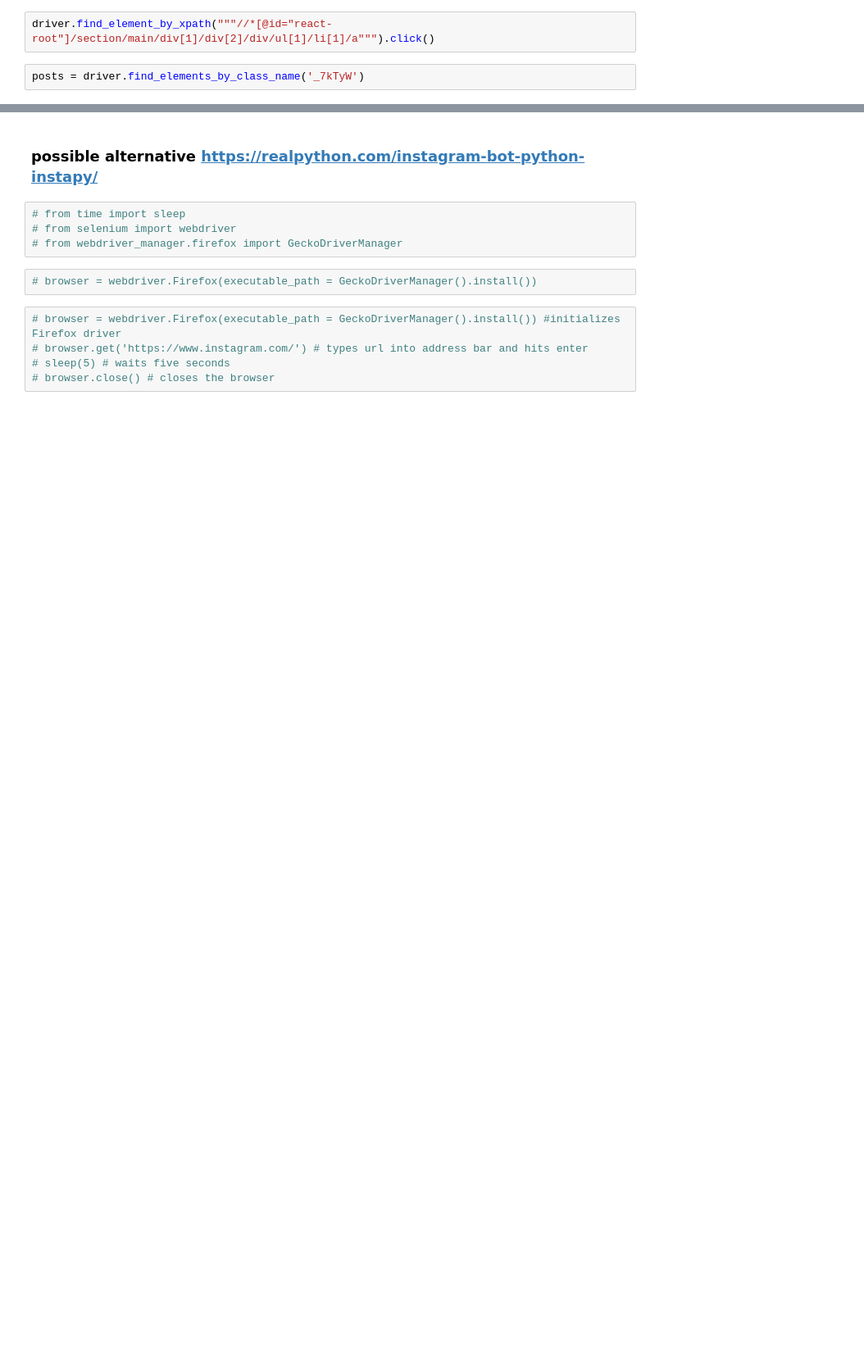
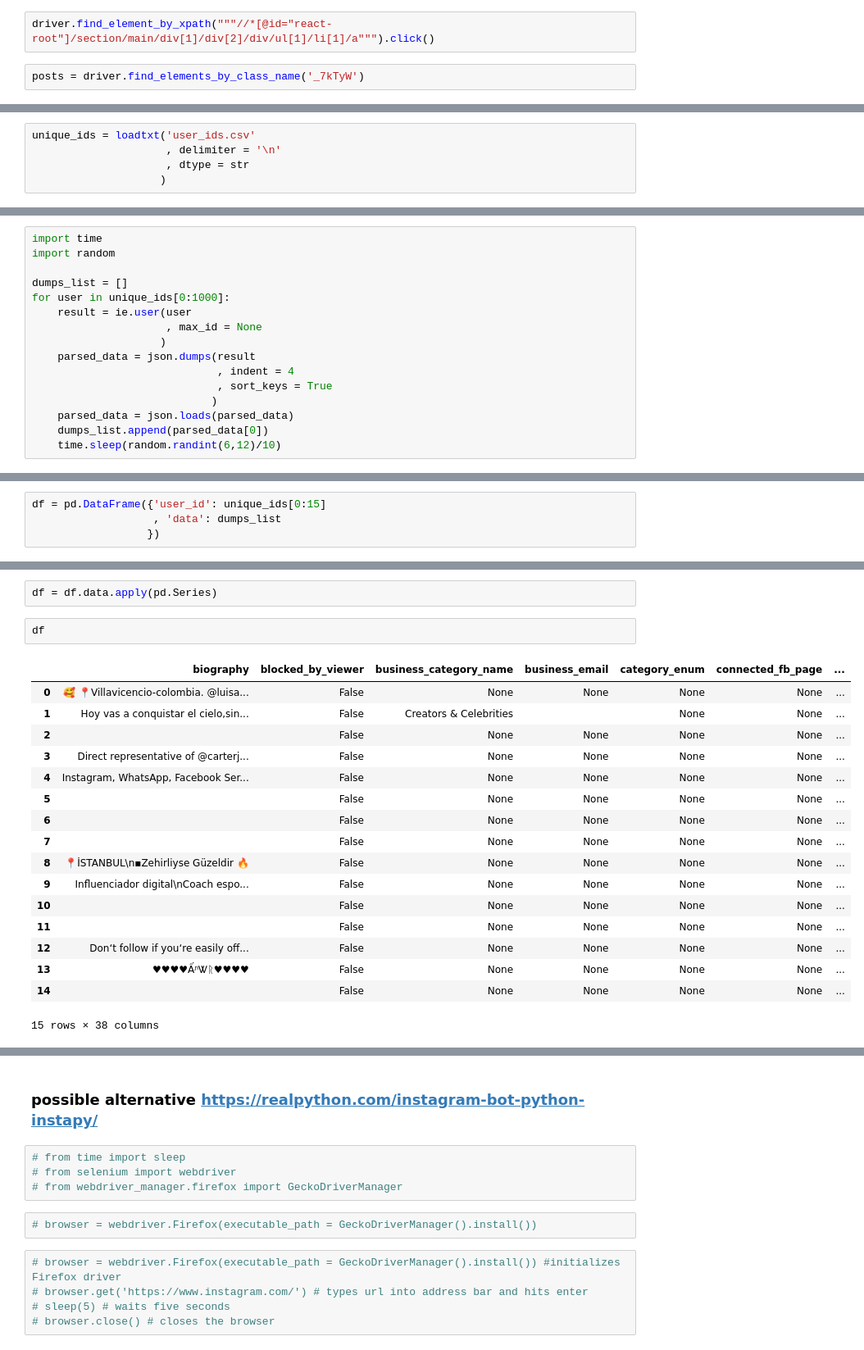
Before and after one commit to yuchild/mntn_insta, a Jupyter notebook: insta_api_exploration.ipynb, the cells around one changed output, grey strips where cells are left out. Shown: that part at 82% size. Cells and saved outputs as stored; diff of their text form; blank space fills up the shorter version.

```diff
--- a/insta_api_exploration.ipynb
+++ b/insta_api_exploration.ipynb
@@ -179,0 +268,5 @@ adosepromo
+# %%
+unique_ids = loadtxt('user_ids.csv'
+                     , delimiter = '\n'
+                     , dtype = str
+                    )
@@ -179,0 +283,16 @@ adosepromo
+# %%
+import time
+import random
+
+dumps_list = []
+for user in unique_ids[0:1000]:
+    result = ie.user(user
+                     , max_id = None
+                    )
+    parsed_data = json.dumps(result
+                             , indent = 4
+                             , sort_keys = True
+                            )
+    parsed_data = json.loads(parsed_data)
+    dumps_list.append(parsed_data[0])
+    time.sleep(random.randint(6,12)/10)
@@ -179,0 +301,4 @@ adosepromo
+# %%
+df = pd.DataFrame({'user_id': unique_ids[0:15]
+                   , 'data': dumps_list
+                  })
@@ -179,0 +324,22 @@ adosepromo
+# %%
+df = df.data.apply(pd.Series)
+# %%
+df
+# %% [output]
+|  | biography | blocked_by_viewer | business_category_name | business_email | category_enum | connected_fb_page | ... |
+| 0 | 🥰 📍Villavicencio-colombia. @luisa... | False | None | None | None | None | ... |
+| 1 | Hoy vas a conquistar el cielo,sin... | False | Creators & Celebrities |  | None | None | ... |
+| 2 |  | False | None | None | None | None | ... |
+| 3 | Direct representative of @carterj... | False | None | None | None | None | ... |
+| 4 | Instagram, WhatsApp, Facebook Ser... | False | None | None | None | None | ... |
+| 5 |  | False | None | None | None | None | ... |
+| 6 |  | False | None | None | None | None | ... |
+| 7 |  | False | None | None | None | None | ... |
+| 8 | 📍İSTANBUL\n▪︎Zehirliyse Güzeldir 🔥 | False | None | None | None | None | ... |
+| 9 | Influenciador digital\nCoach espo... | False | None | None | None | None | ... |
+| 10 |  | False | None | None | None | None | ... |
+| 11 |  | False | None | None | None | None | ... |
+| 12 | Don‘t follow if you‘re easily off... | False | None | None | None | None | ... |
+| 13 | ♥♥♥♥ẤᶮᏔᚱ♥♥♥♥ | False | None | None | None | None | ... |
+| 14 |  | False | None | None | None | None | ... |
+15 rows × 38 columns
```
Also changed, not shown: parts of 33 cells of this notebook, 1 other file.
